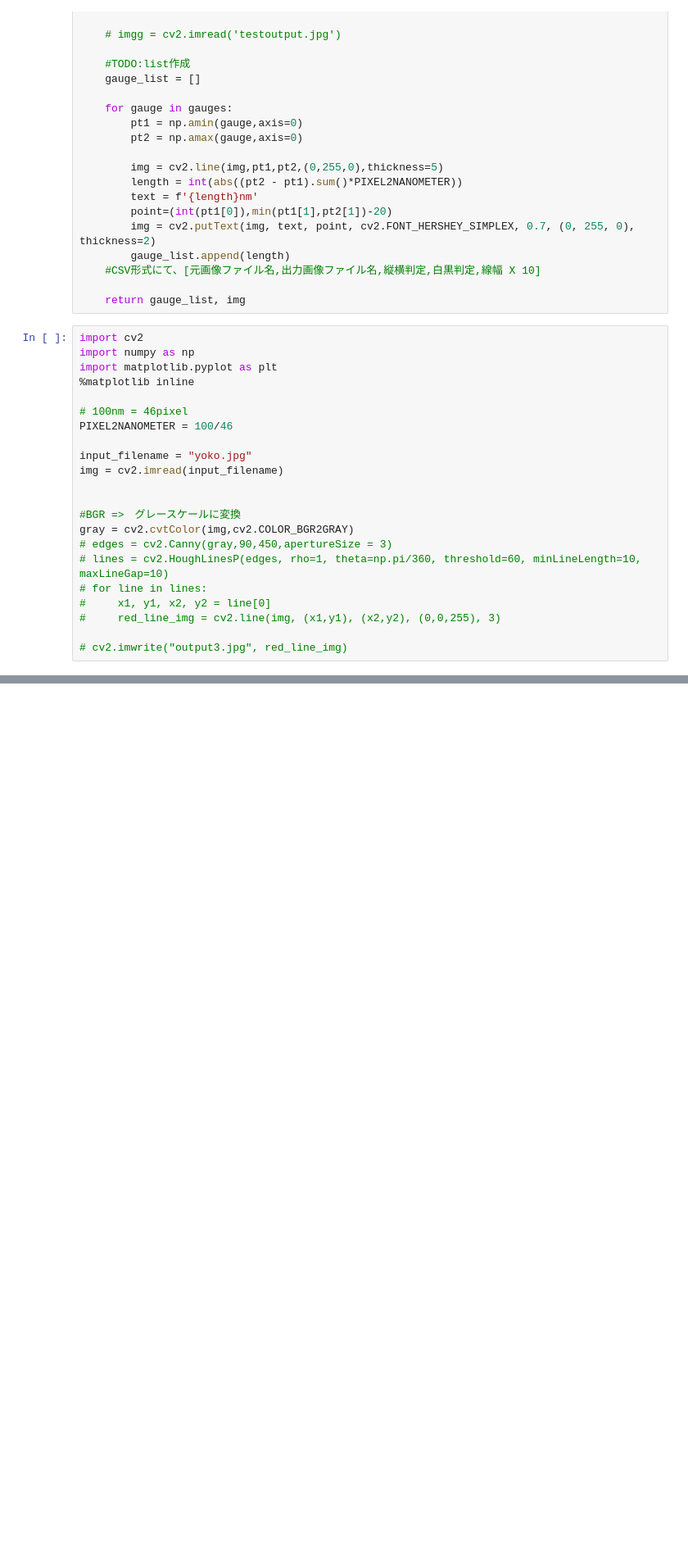
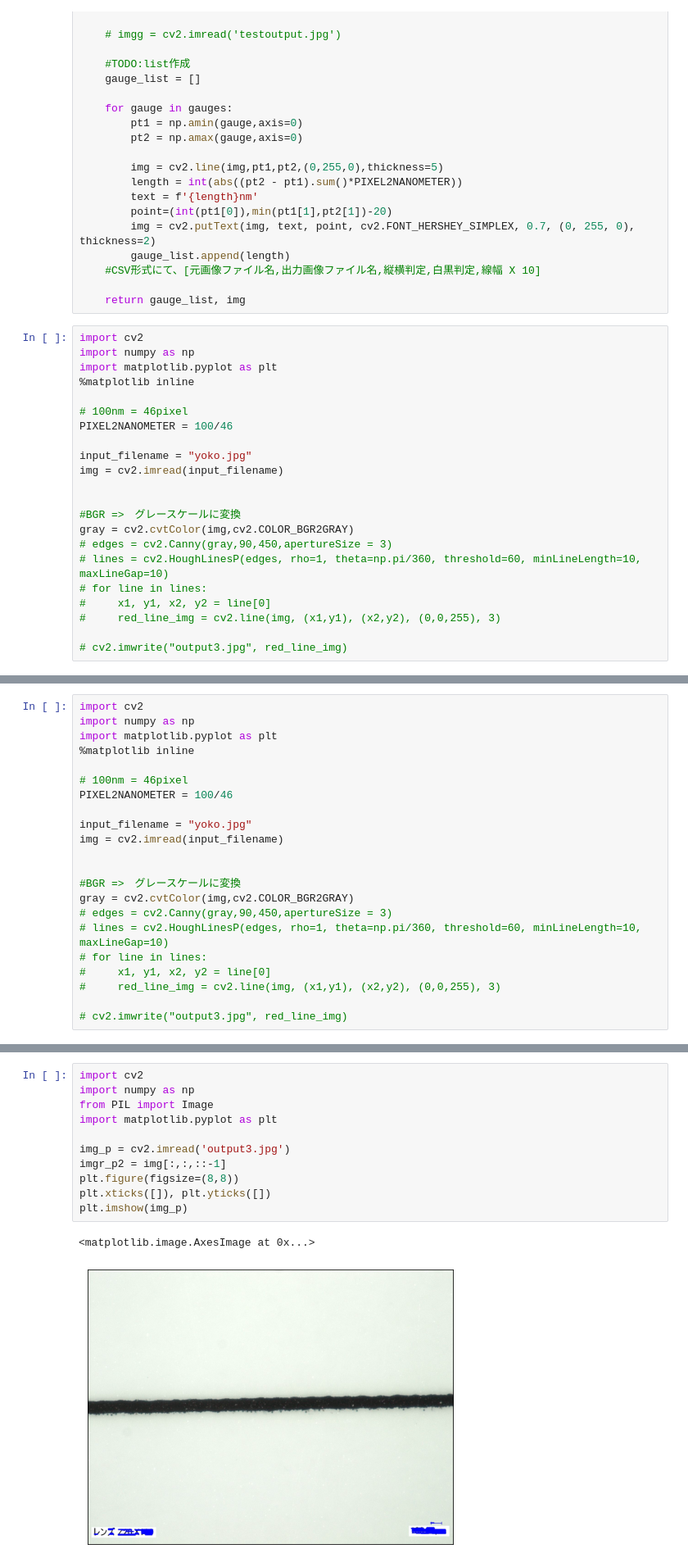
Before and after one commit to tyamzak/measure_line_width, a Jupyter notebook: test.ipynb, the cells around one changed output, grey strips where cells are left out. Shown: that part at 82% size. Drawn from its saved outputs; the diff is of its cells as text; blank space fills up the shorter version.

```diff
--- a/test.ipynb
+++ b/test.ipynb
@@ -126,0 +138,22 @@ gauge_list
+# %%
+import cv2
+import numpy as np
+import matplotlib.pyplot as plt
+%matplotlib inline
+
+# 100nm = 46pixel
+PIXEL2NANOMETER = 100/46
+
+input_filename = "yoko.jpg"
+img = cv2.imread(input_filename)
+
+
+#BGR =>　グレースケールに変換
+gray = cv2.cvtColor(img,cv2.COLOR_BGR2GRAY)
+# edges = cv2.Canny(gray,90,450,apertureSize = 3)
+# lines = cv2.HoughLinesP(edges, rho=1, theta=np.pi/360, threshold=60, minLineLength=10, maxLineGap=10)
+# for line in lines:
+#     x1, y1, x2, y2 = line[0]
+#     red_line_img = cv2.line(img, (x1,y1), (x2,y2), (0,0,255), 3)
+
+# cv2.imwrite("output3.jpg", red_line_img)
@@ -126,0 +205,14 @@ gauge_list
+# %%
+import cv2
+import numpy as np
+from PIL import Image
+import matplotlib.pyplot as plt
+
+img_p = cv2.imread('output3.jpg')
+imgr_p2 = img[:,:,::-1]
+plt.figure(figsize=(8,8))
+plt.xticks([]), plt.yticks([])
+plt.imshow(img_p)
+# %% [output]
+<matplotlib.image.AxesImage at 0x...>
+[figure, added]
```
Also changed, not shown: parts of 6 cells of this notebook.
